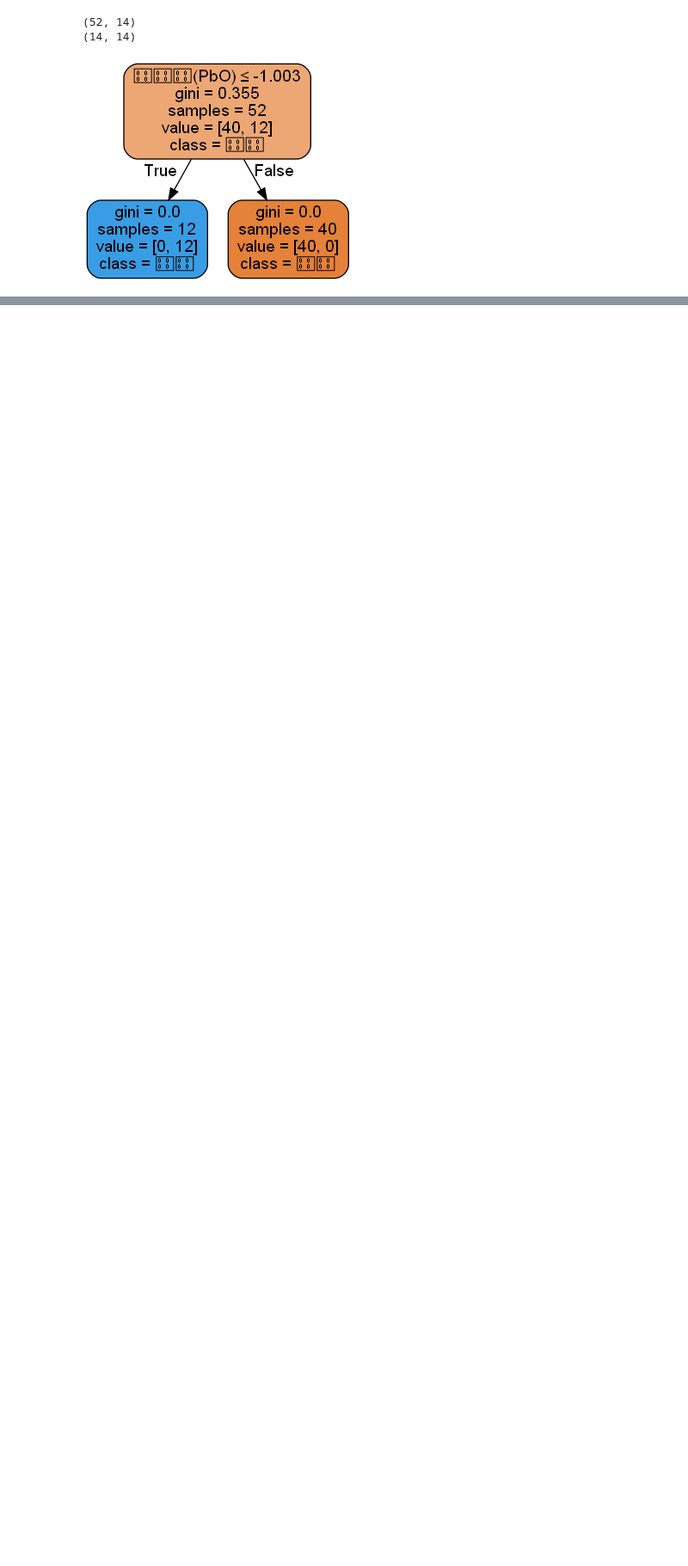
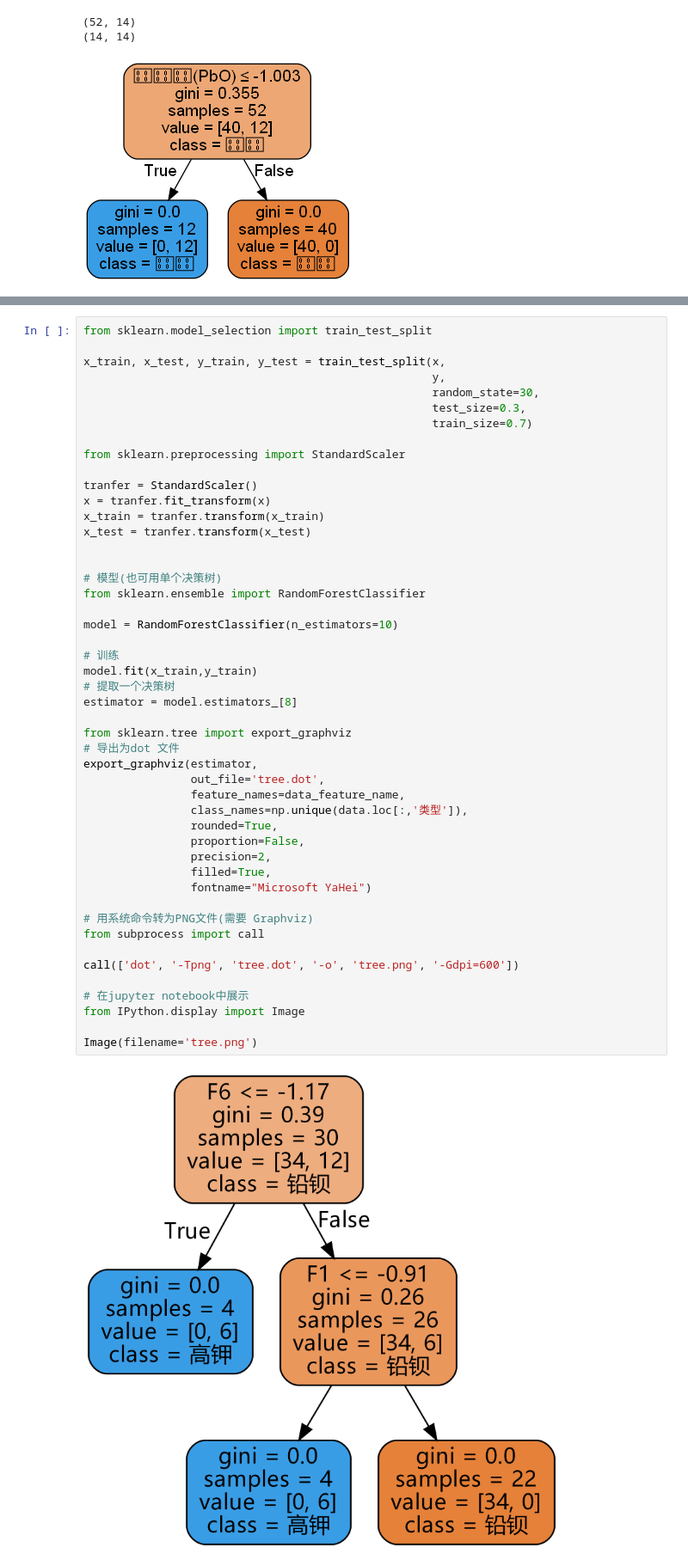
Before and after one commit to Fly-Pluche/2022-mathematical-modeling-C, a Jupyter notebook: solver/2_分类.ipynb, the cells around one changed output, grey strips where cells are left out. Shown: that part at 86% size. Drawn from its saved outputs; the diff is of its cells as text; blank space fills up the shorter version.

```diff
--- a/solver/2_分类.ipynb
+++ b/solver/2_分类.ipynb
@@ -160,0 +309,50 @@ F=(0.269/0.805)*F1+(0.151/0.805)*F2+(0.116/0.805)*F3+(0.087/0.805)*F4+(0.07/0.80
+# %%
+from sklearn.model_selection import train_test_split
+
+x_train, x_test, y_train, y_test = train_test_split(x,
+                                                    y,
+                                                    random_state=30,
+                                                    test_size=0.3,
+                                                    train_size=0.7)
+
+from sklearn.preprocessing import StandardScaler
+
+tranfer = StandardScaler()
+x = tranfer.fit_transform(x)
+x_train = tranfer.transform(x_train)
+x_test = tranfer.transform(x_test)
+
+
+# 模型(也可用单个决策树)
+from sklearn.ensemble import RandomForestClassifier
+
+model = RandomForestClassifier(n_estimators=10)
+
+# 训练
+model.fit(x_train,y_train)
+# 提取一个决策树
+estimator = model.estimators_[8]
+
+from sklearn.tree import export_graphviz
+# 导出为dot 文件
+export_graphviz(estimator,
+                out_file='tree.dot',
+                feature_names=data_feature_name,
+                class_names=np.unique(data.loc[:,'类型']),
+                rounded=True,
+                proportion=False,
+                precision=2,
+                filled=True,
+                fontname="Microsoft YaHei")
+
+# 用系统命令转为PNG文件(需要 Graphviz)
+from subprocess import call
+
+call(['dot', '-Tpng', 'tree.dot', '-o', 'tree.png', '-Gdpi=600'])
+
+# 在jupyter notebook中展示
+from IPython.display import Image
+
+Image(filename='tree.png')
+# %% [output]
+[figure, added]
```
Also changed, not shown: parts of 6 cells of this notebook, 5 other files.
